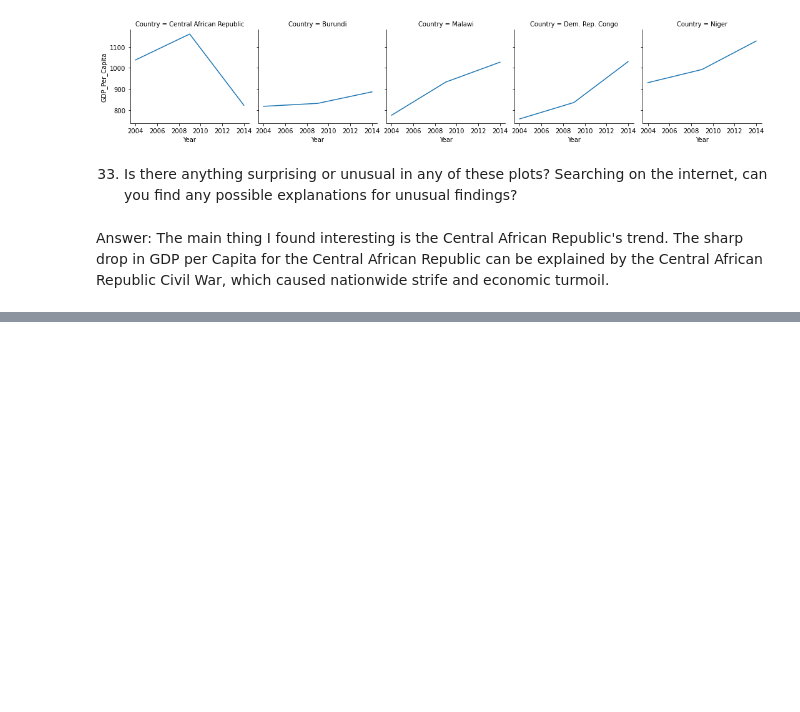
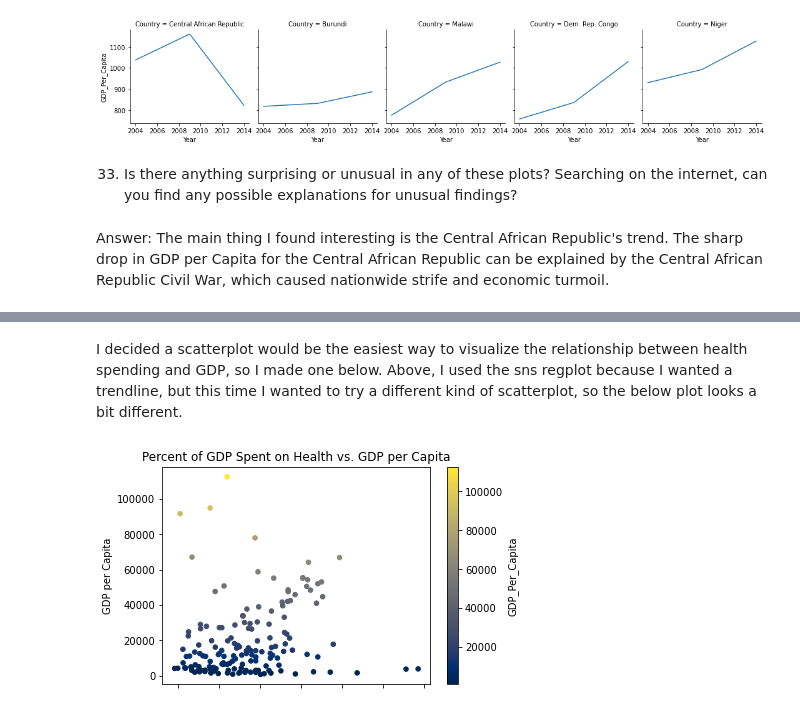
Before and after one commit to chrismack698/gdp-and-internet-usage-chrismack698, a Jupyter notebook: notebook/Python_GDP_Internet_Project.ipynb, the cells around one changed output, grey strips where cells are left out. Saved outputs shown, nothing was run; the diff lists cells and outputs as text; code cells hidden in the pictures; blank space fills up the shorter version.

```diff
--- a/notebook/Python_GDP_Internet_Project.ipynb
+++ b/notebook/Python_GDP_Internet_Project.ipynb
@@ -539,0 +589,3 @@ Answer: The main thing I found interesting is the Central African Republic's tre
+# %%
+health_df = health_df.rename(columns={'Unnamed: 1': 'Country', 'Series': 'Expenditure Type', 'Value': 'Health_Pct_GDP'})
+print(health_df.head(25))
@@ -539,0 +612,2 @@ Answer: The main thing I found interesting is the Central African Republic's tre
+# %%
+health_df = health_df[health_df['Expenditure Type'].str.startswith('C')]
@@ -539,0 +616,2 @@ Answer: The main thing I found interesting is the Central African Republic's tre
+# %%
+gdp_and_internet_use_health = pd.merge(gdp_and_internet_use,health_df,on=['Country', 'Year'], how='outer')
@@ -539,0 +640,3 @@ Answer: The main thing I found interesting is the Central African Republic's tre
+# %%
+gdp_and_internet_use_health = gdp_and_internet_use_health.drop(columns=['Expenditure Type'])
+print(gdp_and_internet_use_health.head(15))
@@ -539,0 +660,13 @@ Answer: The main thing I found interesting is the Central African Republic's tre
+# %% [markdown]
+I decided a scatterplot would be the easiest way to visualize the relationship between health spending and GDP, so I made one below. Above, I used the sns regplot because I wanted a trendline, but this time I wanted to try a different kind of scatterplot, so the below plot looks a bit different.
+# %%
+health_gdp_2017 = gdp_and_internet_use_health[gdp_and_internet_use_health['Year'].isin([2017])]
+health_plot_2017 = health_gdp_2014.plot.scatter(x='Health_Pct_GDP',
+                                      y='GDP_Per_Capita',
+                                      c='GDP_Per_Capita',
+                                    colormap='cividis',
+                                    xlabel='Percent of GDP Spent on Health',
+                                    ylabel='GDP per Capita',
+                                    title = 'Percent of GDP Spent on Health vs. GDP per Capita')
+# %% [output]
+[figure, added]
```
Also changed, not shown: parts of 19 cells of this notebook, 1 other file.
